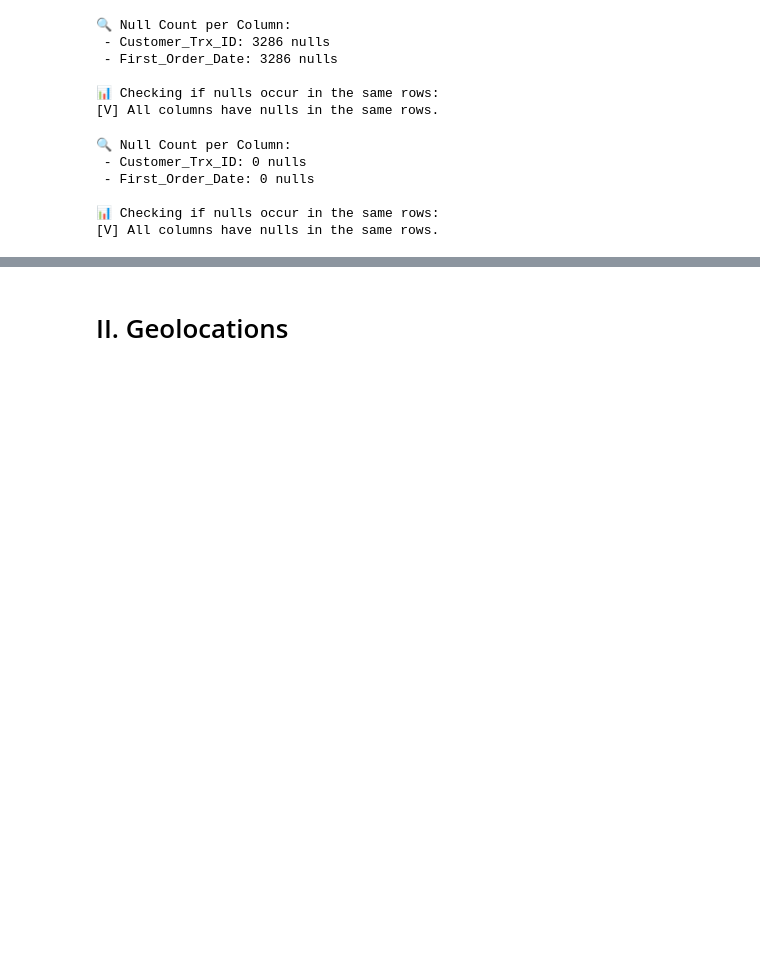
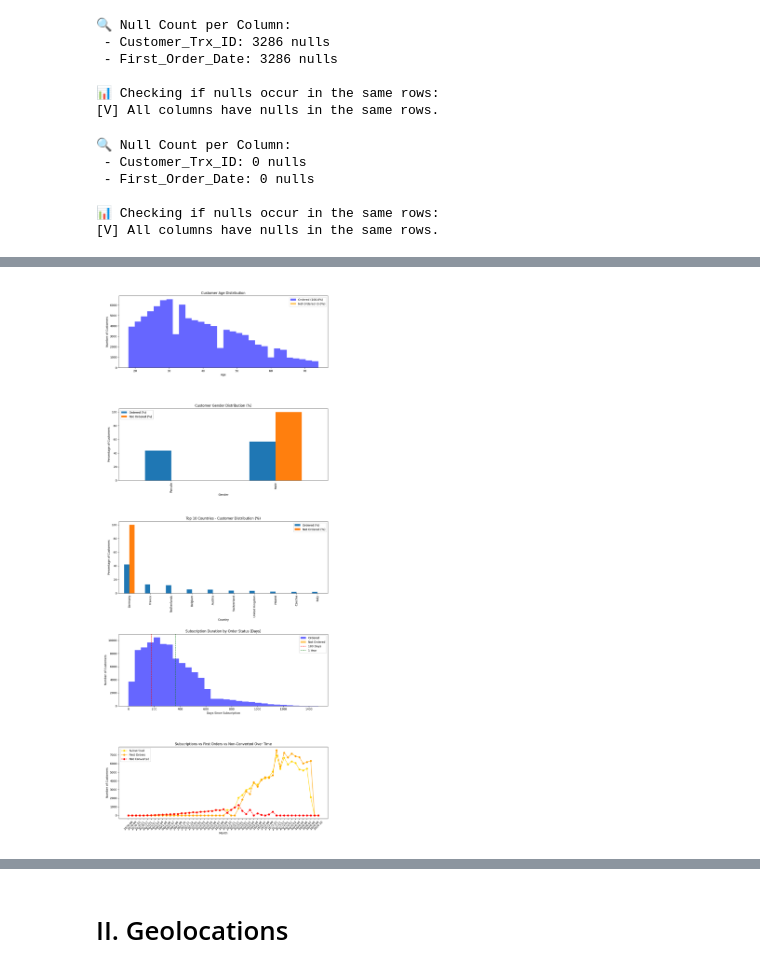
Before and after one commit to ThanhVo15/fecom-ecom-realtime-recommendation, a Jupyter notebook: processing/eda_data.ipynb, the cells around one changed output, grey strips where cells are left out. Cells and saved outputs as stored; diff of their text form; code cells hidden in the pictures; blank space fills up the shorter version.

```diff
--- a/processing/eda_data.ipynb
+++ b/processing/eda_data.ipynb
@@ -82,3 +89,6 @@ check_null_overlap
 
 📊 Checking if nulls occur in the same rows:
 [V] All columns have nulls in the same rows.
+# %%
+df_cus_ls = utils.check_duplicates(df_cus_ls, columns_to_check)
+df_cus_ls
@@ -85,5 +128,15 @@ check_null_overlap
 # %%
-# Investigate  why these customers still havent purchased anything
-# 1. Checking how long have they been register for
+# Step 2: Convert to datetime
+df_cus_ls['Subscribe_Date'] = pd.to_datetime(df_cus_ls['Subscribe_Date'])
+df_cus_ls['First_Order_Date'] = pd.to_datetime(df_cus_ls['First_Order_Date'])
 
-# 2. Check their age, country, gender.
+# Step 3: Identify customers who have placed an order
+df_cus_ls['Has_Ordered'] = df_cus_ls['Customer_Trx_ID'] != "No Order"
+
+# Step 4: Calculate the number of days since subscription (using max date in dataset)
+max_date = df_cus_ls['Subscribe_Date'].max()
+df_cus_ls['Days_Since_Subscription'] = (max_date - df_cus_ls['Subscribe_Date']).dt.days
+
+# Step 5: Segment the dataset
+ordered_df = df_cus_ls[df_cus_ls['Has_Ordered'] == True]
+non_ordered_df = df_cus_ls[df_cus_ls['Has_Ordered'] == False]
@@ -89,0 +164,70 @@ check_null_overlap
+# %%
+# 1. Recompute time series aggregates:
+# Subscription month counts
+df_cus_ls['Subscribe_Month'] = df_cus_ls['Subscribe_Date'].dt.to_period('M').astype(str)
+subscribe_counts = df_cus_ls.groupby('Subscribe_Month').size()
+
+# First order month counts (excluding placeholder dates)
+valid_orders = df_cus_ls[df_cus_ls['First_Order_Date'] < pd.to_datetime("2099-01-01")]
+valid_orders['Order_Month'] = valid_orders['First_Order_Date'].dt.to_period('M').astype(str)
+order_counts = valid_orders.groupby('Order_Month').size()
+
+# Create unified timeline index
+timeline = sorted(set(subscribe_counts.index).union(order_counts.index))
+subscribe_counts = subscribe_counts.reindex(timeline, fill_value=0)
+order_counts = order_counts.reindex(timeline, fill_value=0)
+
+# Compute non-converted series
+non_converted = subscribe_counts - order_counts
+non_converted = non_converted.clip(lower=0)
+
+# 2. Build combined figure with 5 subplots
+fig, axs = plt.subplots(5, 1, figsize=(12, 28))
+
+# A. Age distribution
+axs[0].hist(ordered_df['Age'], bins=30, alpha=0.6, label=f'Ordered ({len(ordered_df)/len(df_cus_ls):.1%})', color='blue')
+axs[0].hist(non_ordered_df['Age'], bins=30, alpha=0.6, label=f'Not Ordered ({len(non_ordered_df)/len(df_cus_ls):.1%})', color='orange')
+axs[0].set_title('Customer Age Distribution')
+axs[0].set_xlabel('Age'); axs[0].set_ylabel('Number of Customers'); axs[0].legend()
+
+# B. Gender distribution (%)
+gender_df = pd.DataFrame({
+    'Ordered (%)': ordered_df['Gender'].value_counts(normalize=True) * 100,
+    'Not Ordered (%)': non_ordered_df['Gender'].value_counts(normalize=True) * 100
+}).fillna(0)
+gender_df.plot(kind='bar', ax=axs[1])
+axs[1].set_title('Customer Gender Distribution (%)')
+axs[1].set_xlabel('Gender'); axs[1].set_ylabel('Percentage of Customers')
+
+# C. Country distribution (%)
+top_countries = df_cus_ls['Customer_Country'].value_counts().head(10).index
+country_df = pd.DataFrame({
+    'Ordered (%)': ordered_df['Customer_Country'].value_counts(normalize=True).reindex(top_countries).fillna(0) * 100,
+    'Not Ordered (%)': non_ordered_df['Customer_Country'].value_counts(normalize=True).reindex(top_countries).fillna(0) * 100
+})
+country_df.plot(kind='bar', ax=axs[2])
+axs[2].set_title('Top 10 Countries - Customer Distribution (%)')
+axs[2].set_xlabel('Country'); axs[2].set_ylabel('Percentage of Customers')
+
+# D. Subscription duration distribution
+max_date = df_cus_ls['Subscribe_Date'].max()
+df_cus_ls['Days_Since_Subscription'] = (max_date - df_cus_ls['Subscribe_Date']).dt.days
+axs[3].hist(df_cus_ls[df_cus_ls['Has_Ordered']]['Days_Since_Subscription'], bins=30, alpha=0.6, label='Ordered', color='blue')
+axs[3].hist(df_cus_ls[~df_cus_ls['Has_Ordered']]['Days_Since_Subscription'], bins=30, alpha=0.6, label='Not Ordered', color='orange')
+axs[3].axvline(180, color='red', linestyle='--', label='180 Days'); axs[3].axvline(365, color='green', linestyle='--', label='1 Year')
+axs[3].set_title('Subscription Duration by Order Status (Days)')
+axs[3].set_xlabel('Days Since Subscription'); axs[3].set_ylabel('Number of Customers'); axs[3].legend()
+
+# E. Time series conversion gap
+axs[4].plot(timeline, subscribe_counts, marker='o', label='Subscribed', color='gold')
+axs[4].plot(timeline, order_counts, marker='o', label='First Orders', color='orange')
+axs[4].plot(timeline, non_converted, marker='o', label='Not Converted', color='red', linestyle='--')
+axs[4].set_title('Subscriptions vs First Orders vs Non-Converted Over Time')
+axs[4].set_xlabel('Month'); axs[4].set_ylabel('Number of Customers')
+axs[4].legend(); axs[4].tick_params(axis='x', rotation=45)
+
+fig.tight_layout(pad=3.0)
+output_path = "Image/EDA_Customer_List.png"
+fig.savefig(output_path)
+display(Image(filename=output_path))
+# %% [output]
@@ -89,0 +249 @@ check_null_overlap
+[figure, added]
```
Also changed, not shown: parts of 59 cells of this notebook, 14 other files.
